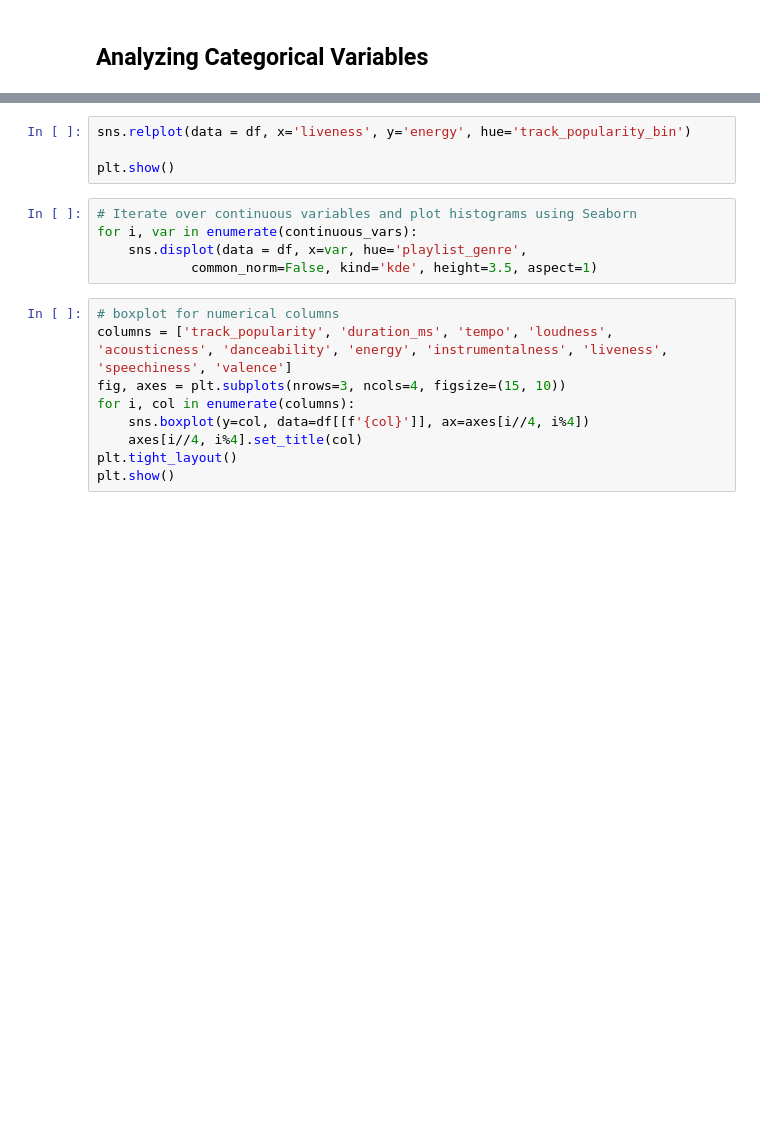
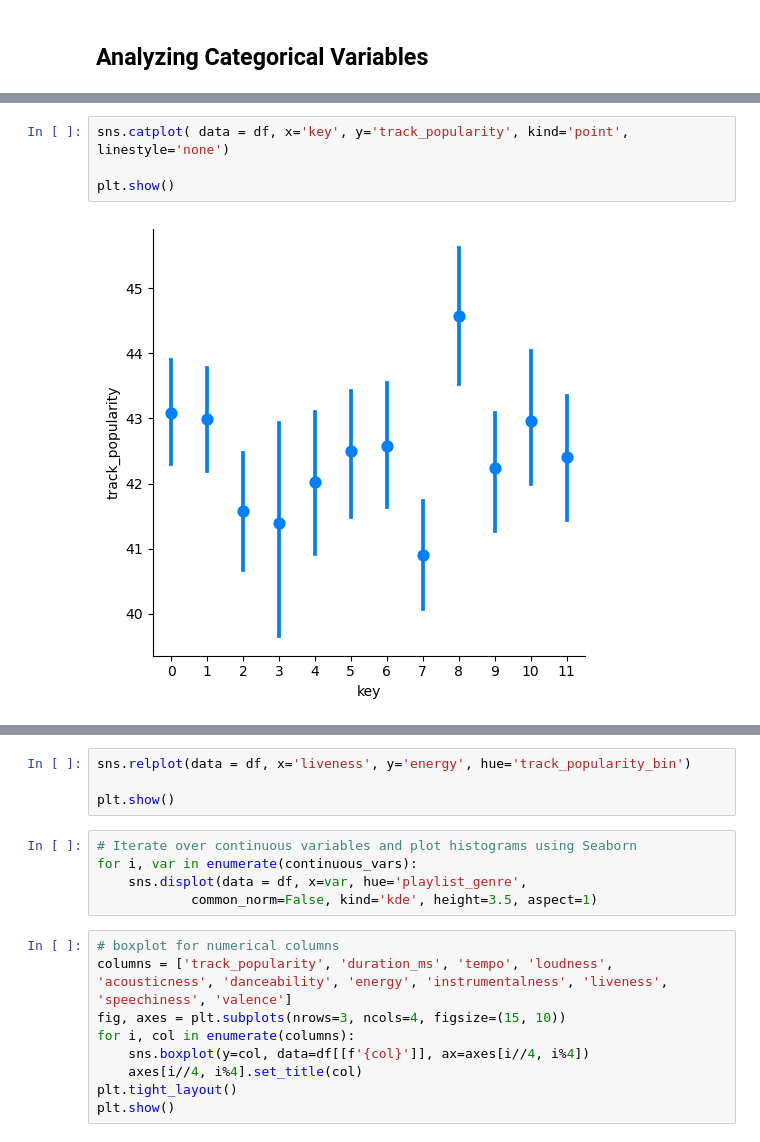
Before and after one commit to vas610/cmpinf-2100_introduction_data_centric_computing, a Jupyter notebook: week8/assignment/eda/Srinivasa_Raghavan_Vasanth_Madhavan_EDA.ipynb, the cells around one changed output, grey strips where cells are left out. Drawn from its saved outputs; the diff is of its cells as text; blank space fills up the shorter version.

```diff
--- a/week8/assignment/eda/Srinivasa_Raghavan_Vasanth_Madhavan_EDA.ipynb
+++ b/week8/assignment/eda/Srinivasa_Raghavan_Vasanth_Madhavan_EDA.ipynb
@@ -330,0 +314,6 @@ plt.show()
+# %%
+sns.catplot( data = df, x='key', y='track_popularity', kind='point', linestyle='none')
+
+plt.show()
+# %% [output]
+[figure, added]
```
Also changed, not shown: parts of 59 cells of this notebook.
